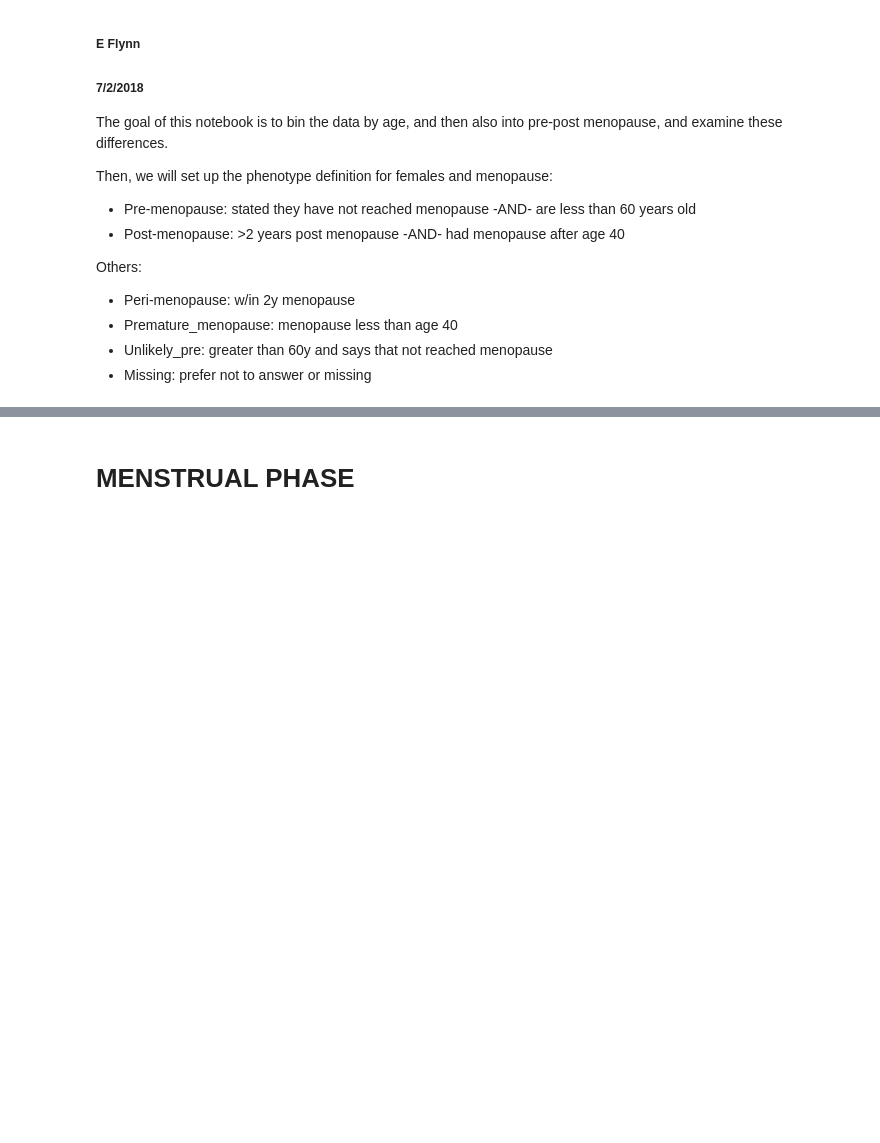
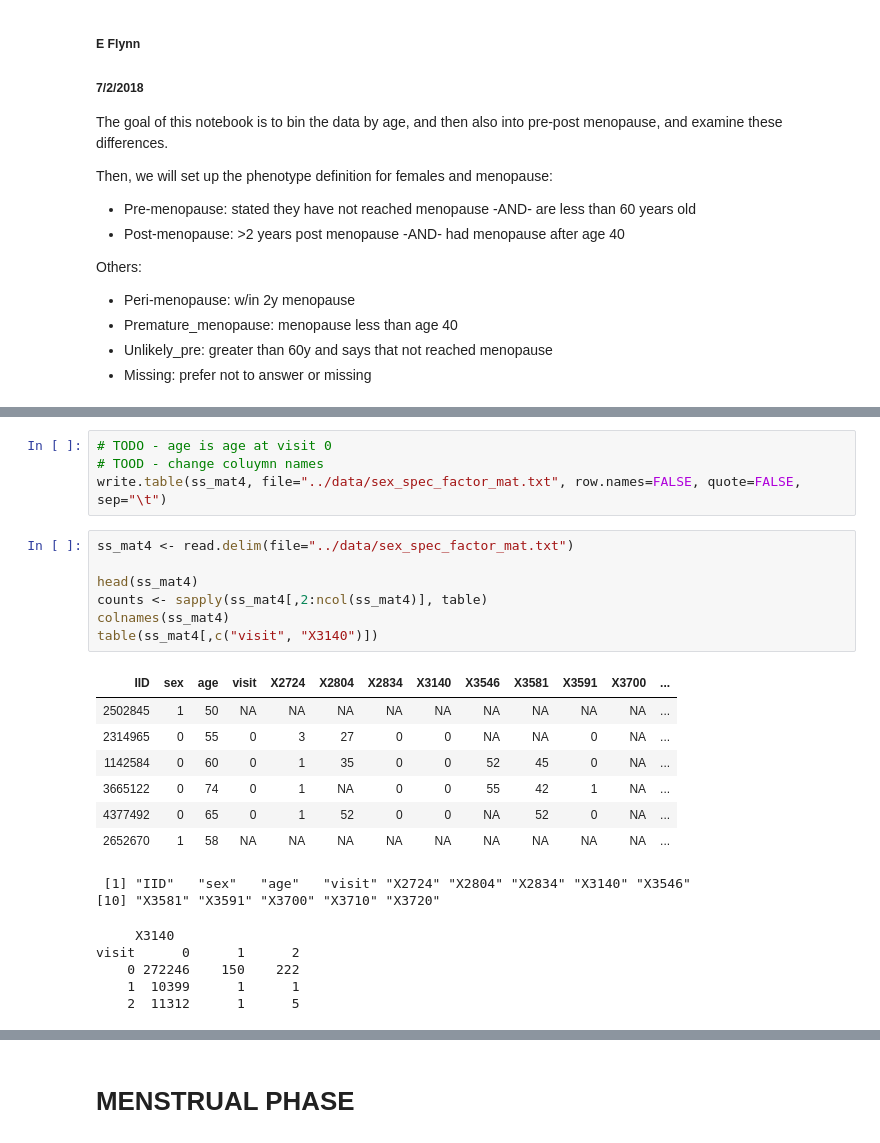
Before and after one commit to rivas-lab/sex-diff-biomarker-genetics, a Jupyter notebook: notebooks/ExamineAgeMenopause.ipynb, the cells around one changed output, grey strips where cells are left out. Drawn from its saved outputs; the diff is of its cells as text; blank space fills up the shorter version.

```diff
--- a/notebooks/ExamineAgeMenopause.ipynb
+++ b/notebooks/ExamineAgeMenopause.ipynb
@@ -91,0 +76,26 @@ sex  FALSE   TRUE
+# %%
+# TODO - age is age at visit 0
+# TOOD - change coluymn names
+write.table(ss_mat4, file="../data/sex_spec_factor_mat.txt", row.names=FALSE, quote=FALSE, sep="\t")
+# %%
+ss_mat4 <- read.delim(file="../data/sex_spec_factor_mat.txt")
+
+head(ss_mat4)
+counts <- sapply(ss_mat4[,2:ncol(ss_mat4)], table)
+colnames(ss_mat4)
+table(ss_mat4[,c("visit", "X3140")])
+# %% [output]
+| IID | sex | age | visit | X2724 | X2804 | X2834 | X3140 | X3546 | X3581 | X3591 | X3700 | ... |
+| 2502845 | 1 | 50 | NA | NA | NA | NA | NA | NA | NA | NA | NA | ... |
+| 2314965 | 0 | 55 | 0 | 3 | 27 | 0 | 0 | NA | NA | 0 | NA | ... |
+| 1142584 | 0 | 60 | 0 | 1 | 35 | 0 | 0 | 52 | 45 | 0 | NA | ... |
+| 3665122 | 0 | 74 | 0 | 1 | NA | 0 | 0 | 55 | 42 | 1 | NA | ... |
+| 4377492 | 0 | 65 | 0 | 1 | 52 | 0 | 0 | NA | 52 | 0 | NA | ... |
+| 2652670 | 1 | 58 | NA | NA | NA | NA | NA | NA | NA | NA | NA | ... |
+ [1] "IID"   "sex"   "age"   "visit" "X2724" "X2804" "X2834" "X3140" "X3546"
+[10] "X3581" "X3591" "X3700" "X3710" "X3720"
+     X3140
+visit      0      1      2
+    0 272246    150    222
+    1  10399      1      1
+    2  11312      1      5
```
Also changed, not shown: parts of 48 cells of this notebook.
